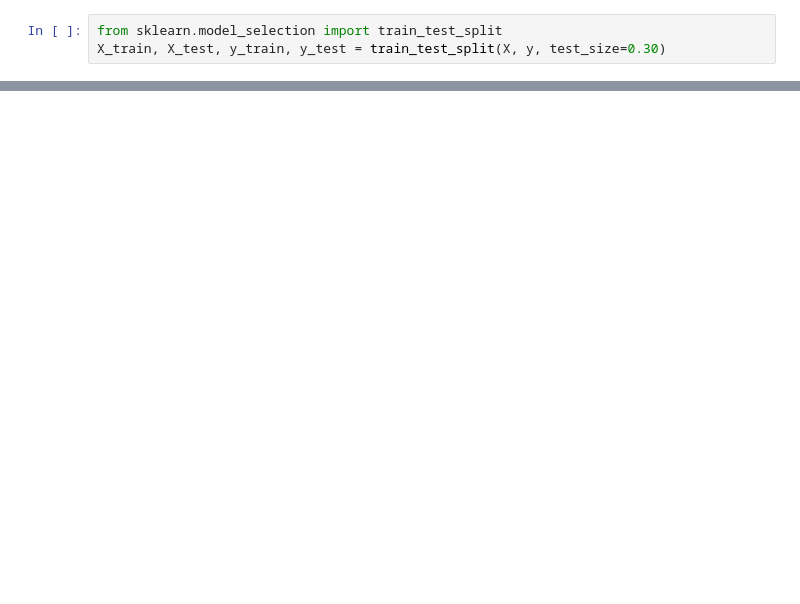
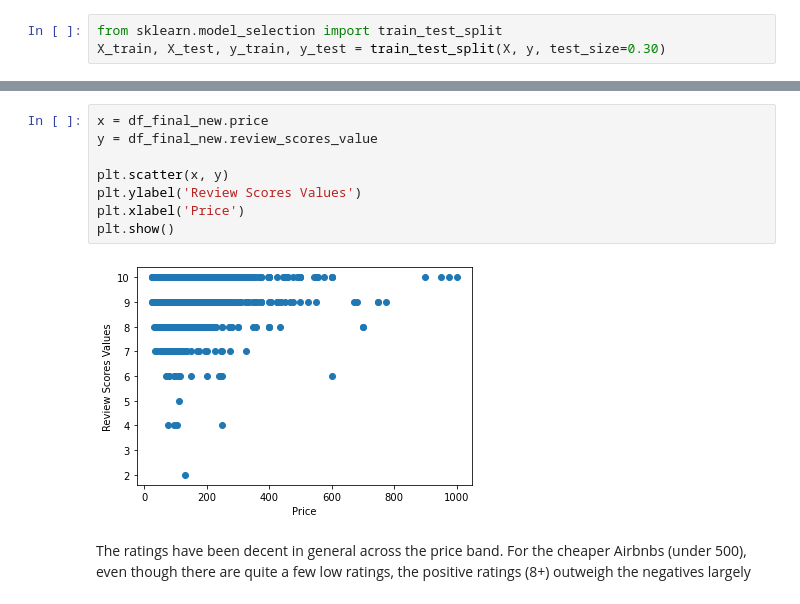
Before and after one commit to allanabraham10/Udacity_DS_NanoDegree, a Jupyter notebook: AirbnbSeattle_Udacity_Updated.ipynb, the cells around one changed output, grey strips where cells are left out. Saved outputs shown, nothing was run; the diff lists cells and outputs as text; blank space fills up the shorter version.

```diff
--- a/AirbnbSeattle_Udacity_Updated.ipynb
+++ b/AirbnbSeattle_Udacity_Updated.ipynb
@@ -479,0 +436,12 @@ weighted avg       0.84      0.91      0.87       921
+# %%
+x = df_final_new.price
+y = df_final_new.review_scores_value
+
+plt.scatter(x, y)
+plt.ylabel('Review Scores Values')
+plt.xlabel('Price')
+plt.show()
+# %% [output]
+[figure, added]
+# %% [markdown]
+The ratings have been decent in general across the price band. For the cheaper Airbnbs (under 500), even though there are quite a few low ratings, the positive ratings (8+) outweigh the negatives largely
```
Also changed, not shown: parts of 59 cells of this notebook.
